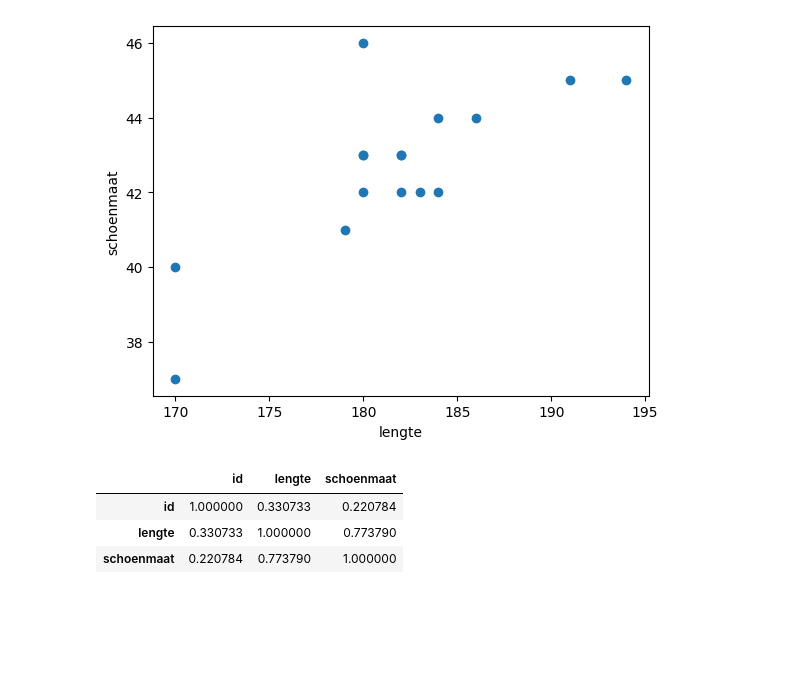
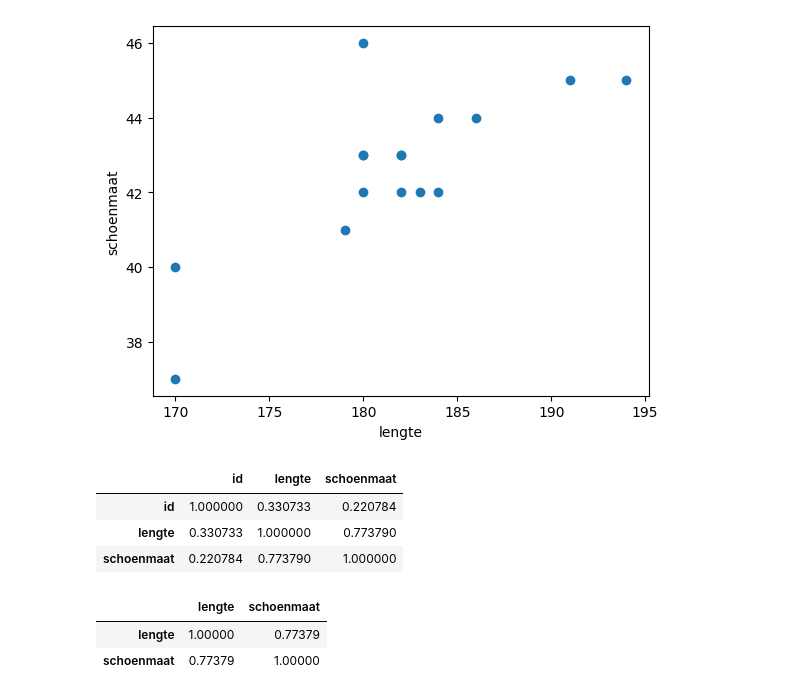
Before and after one commit to Zuyd-ADSAI/ZM001-2425-data-science, a Jupyter notebook: notebooks/ds_week1_getting_started.ipynb, the cells around one changed output. Saved outputs shown, nothing was run; the diff lists cells and outputs as text; code cells hidden in the pictures; blank space fills up the shorter version.

```diff
--- a/notebooks/ds_week1_getting_started.ipynb
+++ b/notebooks/ds_week1_getting_started.ipynb
@@ -233,3 +233,10 @@ df.corr(method='pearson')
 | id | 1.000000 | 0.330733 | 0.220784 |
 | lengte | 0.330733 | 1.000000 | 0.773790 |
 | schoenmaat | 0.220784 | 0.773790 | 1.000000 |
+# %%
+# only compute correlation between feature columns
+df[['lengte', 'schoenmaat']].corr(method='pearson')
+# %% [output]
+|  | lengte | schoenmaat |
+| lengte | 1.00000 | 0.77379 |
+| schoenmaat | 0.77379 | 1.00000 |
```
Also changed, not shown: parts of 2 cells of this notebook.
